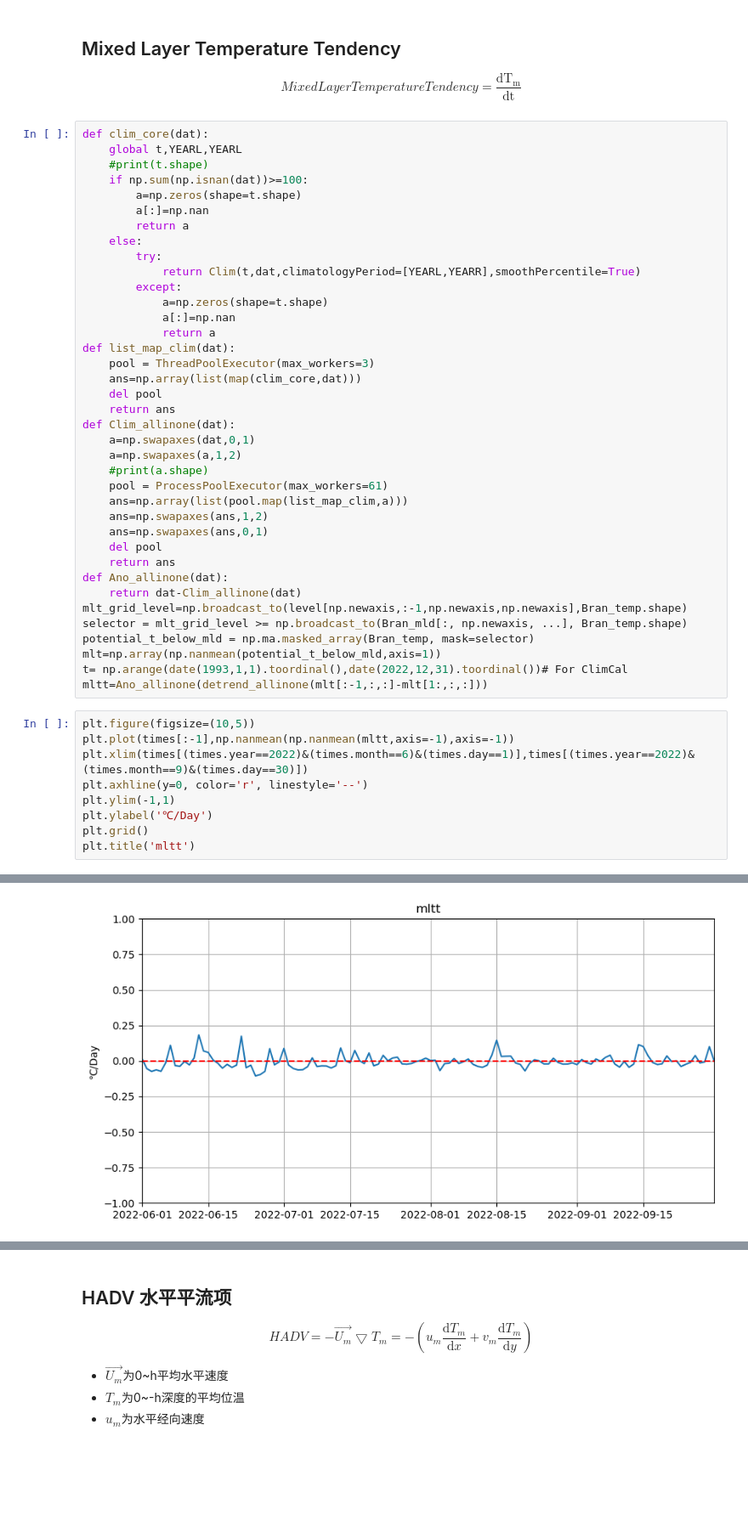
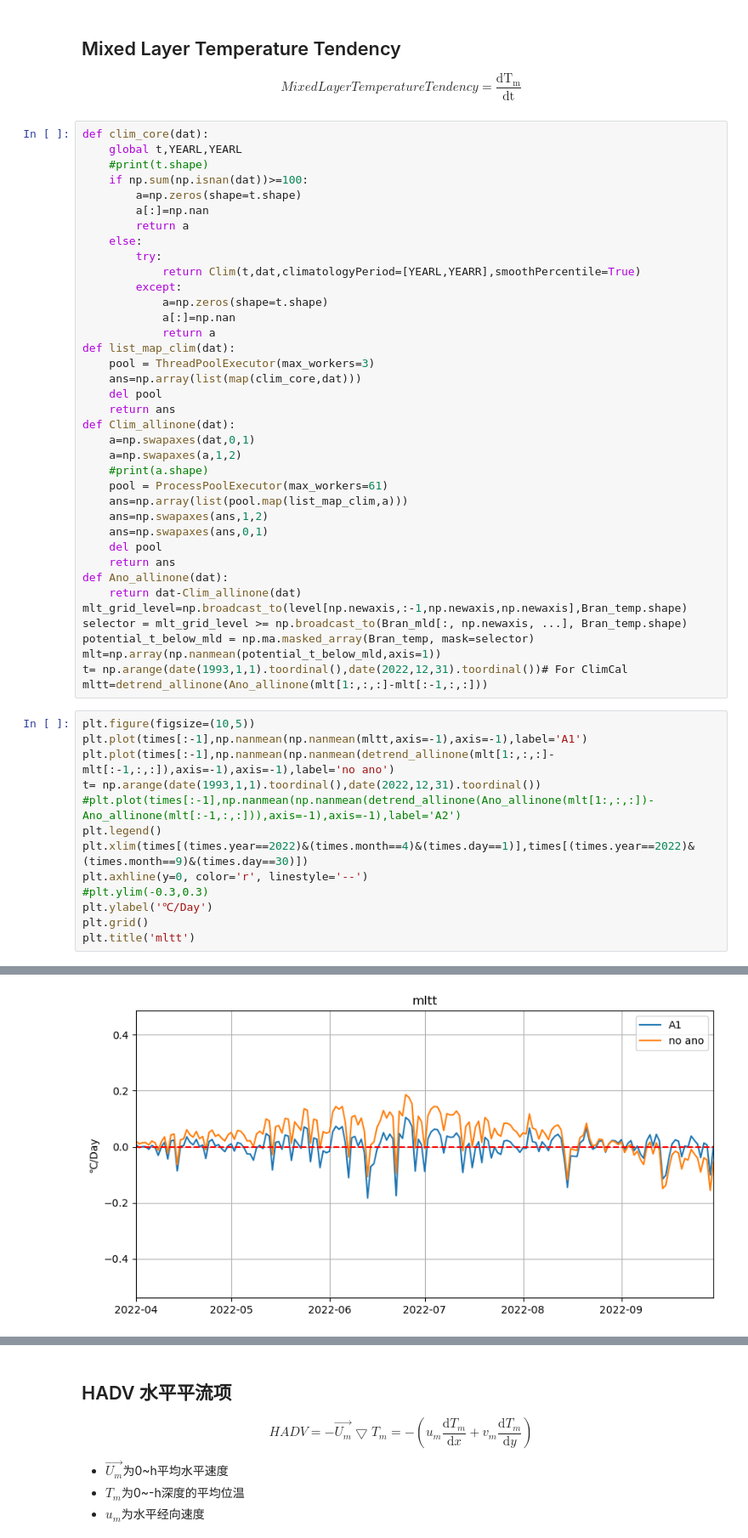
Before and after one commit to Yuhan-xue/heat_budget, a Jupyter notebook: MHW_HB/MHW_0518.ipynb, the cells around one changed output, grey strips where cells are left out. Shown at 85% size. Drawn from its saved outputs; the diff is of its cells as text; blank space fills up the shorter version.

```diff
--- a/MHW_HB/MHW_0518.ipynb
+++ b/MHW_HB/MHW_0518.ipynb
@@ -339,16 +349,20 @@ selector = mlt_grid_level >= np.broadcast_to(Bran_mld[:, np.newaxis, ...], Bran_
 potential_t_below_mld = np.ma.masked_array(Bran_temp, mask=selector)
 mlt=np.array(np.nanmean(potential_t_below_mld,axis=1))
 t= np.arange(date(1993,1,1).toordinal(),date(2022,12,31).toordinal())# For ClimCal
-mltt=Ano_allinone(detrend_allinone(mlt[:-1,:,:]-mlt[1:,:,:]))
+mltt=detrend_allinone(Ano_allinone(mlt[1:,:,:]-mlt[:-1,:,:]))
 # %%
 plt.figure(figsize=(10,5))
-plt.plot(times[:-1],np.nanmean(np.nanmean(mltt,axis=-1),axis=-1))
-plt.xlim(times[(times.year==2022)&(times.month==6)&(times.day==1)],times[(times.year==2022)&(times.month==9)&(times.day==30)])
+plt.plot(times[:-1],np.nanmean(np.nanmean(mltt,axis=-1),axis=-1),label='A1')
+plt.plot(times[:-1],np.nanmean(np.nanmean(detrend_allinone(mlt[1:,:,:]-mlt[:-1,:,:]),axis=-1),axis=-1),label='no ano')
+t= np.arange(date(1993,1,1).toordinal(),date(2022,12,31).toordinal())
+#plt.plot(times[:-1],np.nanmean(np.nanmean(detrend_allinone(Ano_allinone(mlt[1:,:,:])-Ano_allinone(mlt[:-1,:,:])),axis=-1),axis=-1),label='A2')
+plt.legend()
+plt.xlim(times[(times.year==2022)&(times.month==4)&(times.day==1)],times[(times.year==2022)&(times.month==9)&(times.day==30)])
 plt.axhline(y=0, color='r', linestyle='--')
-plt.ylim(-1,1)
+#plt.ylim(-0.3,0.3)
 plt.ylabel('℃/Day')
 plt.grid()
 plt.title('mltt')
 # %% [output]
 Text(0.5, 1.0, 'mltt')
-[figure, old version]
+[figure, new version]
```
Also changed, not shown: parts of 19 cells of this notebook, 9 other files.
